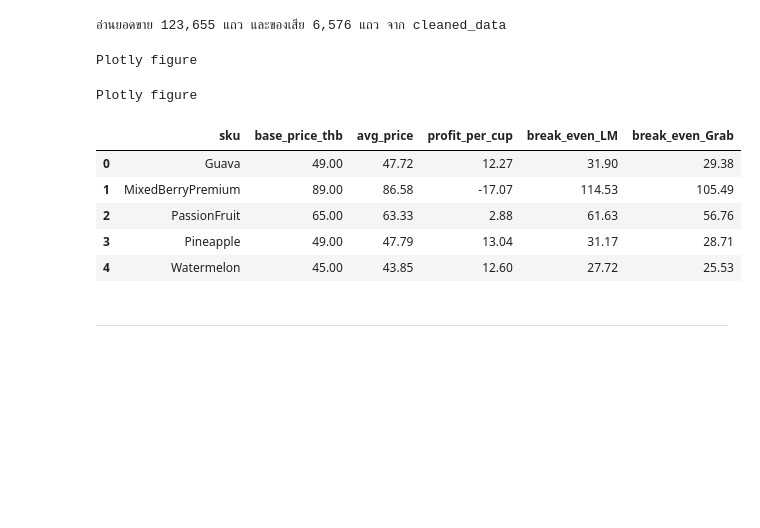
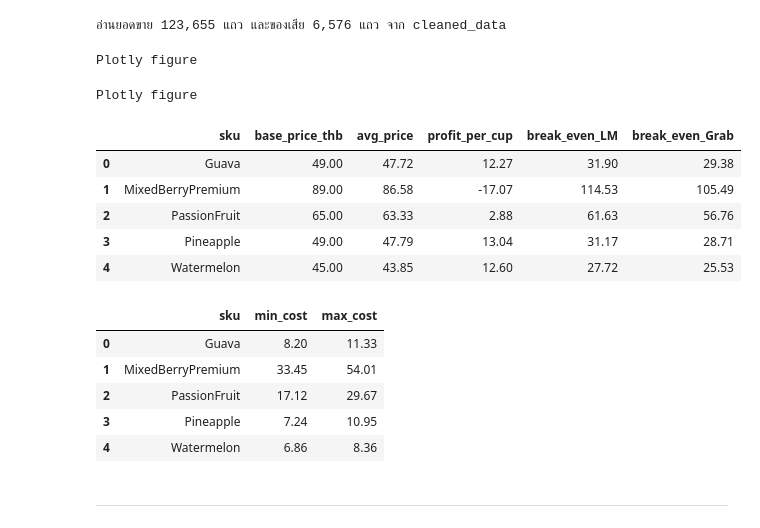
Before and after one commit to dewdew978/Analyst-Case-Study, a Jupyter notebook: analysis.ipynb, the cells around one changed output. Cells and saved outputs as stored; diff of their text form; code cells hidden in the pictures; blank space fills up the shorter version.

```diff
--- a/analysis.ipynb
+++ b/analysis.ipynb
@@ -210,33 +210,43 @@ px.line(monthly_demand,x='month',y='cups_per_day',color='sku',markers=True,title
 recent = orders.loc[orders['date'].ge(orders['date'].max()-pd.Timedelta(days=55))]
 hourly = (recent.groupby(['kitchen','hour'])['units_sold'].sum()/56).reset_index(name='cups_per_day')
 px.bar(hourly,x='hour',y='cups_per_day',facet_col='kitchen',facet_col_wrap=2,
        title='ยอดขายเฉลี่ยแต่ละชั่วโมง แยกครัว: 8 สัปดาห์ล่าสุด').show()
 
 latest_month = orders['month'].max()
 latest = orders.loc[orders['month'].eq(latest_month)]
 prices = latest.groupby('sku',as_index=False).agg(units=('units_sold','sum'),revenue=('gross_revenue_thb','sum'),fruit=('fruit_cost','sum'),pack=('pack_cost','sum'),labor=('labor_cost','sum'),commission=('commission','sum'))
 latest_waste = waste.loc[waste['month'].eq(latest_month)]
 prices = prices.merge(latest_waste.groupby('sku',as_index=False).agg(waste_cost=('est_waste_cost_thb','sum')),on='sku',validate='one_to_one')
 prices = prices.merge(unit_costs[['sku','base_price_thb']],on='sku',validate='one_to_one')
 prices['avg_price'] = prices['revenue']/prices['units']
 prices['variable_cost'] = prices[['fruit','pack','labor']].sum(axis=1)/prices['units']
 prices['waste_per_cup'] = prices['waste_cost']/prices['units']
 prices['profit_per_cup'] = (prices['revenue']-prices['commission']-prices['waste_cost'])/prices['units']-prices['variable_cost']
 fees = platforms.set_index('platform_code')['commission_rate']
 prices['break_even_LM'] = (prices['variable_cost']+prices['waste_per_cup'])/(1-fees['LM'])
 prices['break_even_Grab'] = (prices['variable_cost']+prices['waste_per_cup'])/(1-fees['GB'])
 display(prices[['sku','base_price_thb','avg_price','profit_per_cup','break_even_LM','break_even_Grab']])
 # บันทึกยอดขายรายชั่วโมง
 hourly.to_csv(folder/'hourly.csv', index=False, encoding='utf-8-sig')
+
+# ช่วงต้นทุนที่พบจริง ใช้ประกอบการทบทวนราคา ไม่ยืนยันฤดูกาลจากข้อมูลปีเดียว
+fruit_cost_range = fruit.groupby('sku', as_index=False).agg(min_cost=('fruit_cost_per_cup_thb','min'), max_cost=('fruit_cost_per_cup_thb','max'))
+display(fruit_cost_range)
 # %% [output]
 Plotly figure
 Plotly figure
 |  | sku | base_price_thb | avg_price | profit_per_cup | break_even_LM | break_even_Grab |
 | 0 | Guava | 49.00 | 47.72 | 12.27 | 31.90 | 29.38 |
 | 1 | MixedBerryPremium | 89.00 | 86.58 | -17.07 | 114.53 | 105.49 |
 | 2 | PassionFruit | 65.00 | 63.33 | 2.88 | 61.63 | 56.76 |
 | 3 | Pineapple | 49.00 | 47.79 | 13.04 | 31.17 | 28.71 |
 | 4 | Watermelon | 45.00 | 43.85 | 12.60 | 27.72 | 25.53 |
+|  | sku | min_cost | max_cost |
+| 0 | Guava | 8.20 | 11.33 |
+| 1 | MixedBerryPremium | 33.45 | 54.01 |
+| 2 | PassionFruit | 17.12 | 29.67 |
+| 3 | Pineapple | 7.24 | 10.95 |
+| 4 | Watermelon | 6.86 | 8.36 |
 # %% [markdown]
 ---
 # %% [markdown]
```
Also changed, not shown: parts of 1 cell of this notebook, 1 other file.
